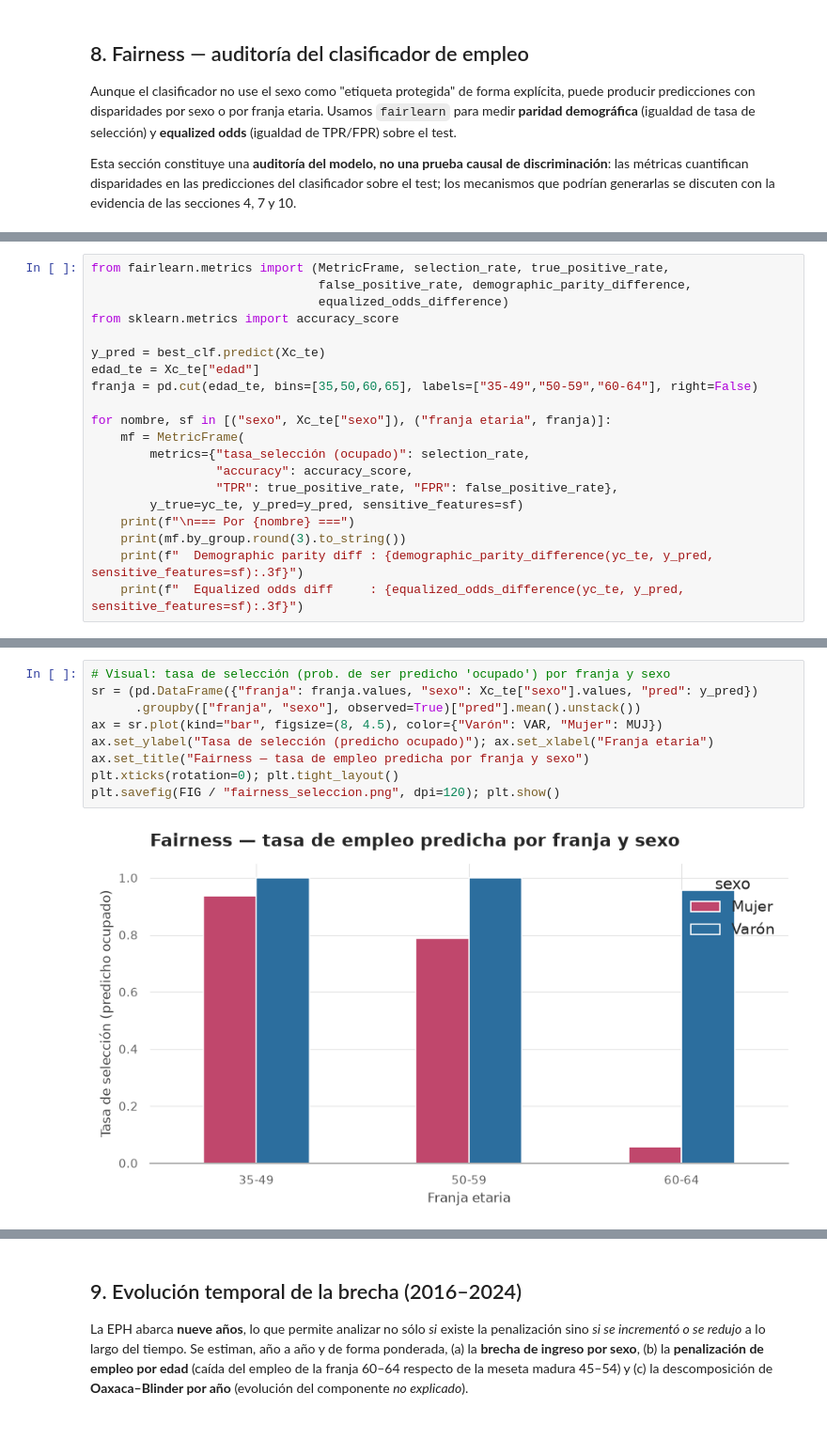
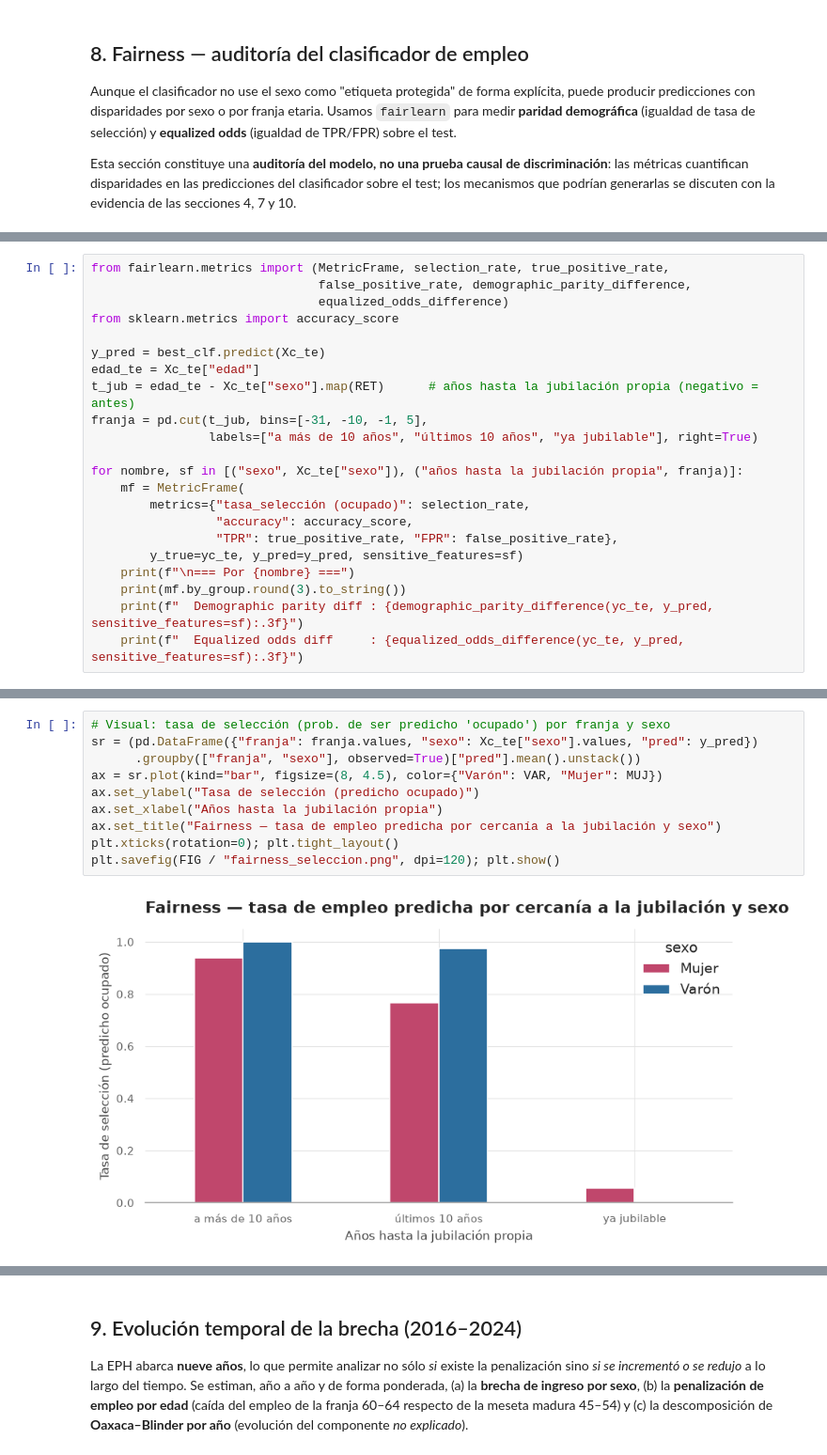
Before and after one commit to nmoguilner/ceia_add, a Jupyter notebook: ML FIUBA/notebooks/entrega.ipynb, the cells around one changed output, grey strips where cells are left out. Shown at 94% size. Cells and saved outputs as stored; diff of their text form; blank space fills up the shorter version.

```diff
--- a/ML FIUBA/notebooks/entrega.ipynb
+++ b/ML FIUBA/notebooks/entrega.ipynb
@@ -1628,9 +1584,11 @@ from sklearn.metrics import accuracy_score
 
 y_pred = best_clf.predict(Xc_te)
 edad_te = Xc_te["edad"]
-franja = pd.cut(edad_te, bins=[35,50,60,65], labels=["35-49","50-59","60-64"], right=False)
+t_jub = edad_te - Xc_te["sexo"].map(RET)      # años hasta la jubilación propia (negativo = antes)
+franja = pd.cut(t_jub, bins=[-31, -10, -1, 5],
+                labels=["a más de 10 años", "últimos 10 años", "ya jubilable"], right=True)
 
-for nombre, sf in [("sexo", Xc_te["sexo"]), ("franja etaria", franja)]:
+for nombre, sf in [("sexo", Xc_te["sexo"]), ("años hasta la jubilación propia", franja)]:
     mf = MetricFrame(
         metrics={"tasa_selección (ocupado)": selection_rate,
                  "accuracy": accuracy_score,
@@ -1660,13 +1618,14 @@ edad
 # %%
 # Visual: tasa de selección (prob. de ser predicho 'ocupado') por franja y sexo
 sr = (pd.DataFrame({"franja": franja.values, "sexo": Xc_te["sexo"].values, "pred": y_pred})
       .groupby(["franja", "sexo"], observed=True)["pred"].mean().unstack())
 ax = sr.plot(kind="bar", figsize=(8, 4.5), color={"Varón": VAR, "Mujer": MUJ})
-ax.set_ylabel("Tasa de selección (predicho ocupado)"); ax.set_xlabel("Franja etaria")
-ax.set_title("Fairness — tasa de empleo predicha por franja y sexo")
+ax.set_ylabel("Tasa de selección (predicho ocupado)")
+ax.set_xlabel("Años hasta la jubilación propia")
+ax.set_title("Fairness — tasa de empleo predicha por cercanía a la jubilación y sexo")
 plt.xticks(rotation=0); plt.tight_layout()
 plt.savefig(FIG / "fairness_seleccion.png", dpi=120); plt.show()
 # %% [output]
-[figure, old version]
+[figure, new version]
 # %% [markdown]
 **Lectura.** Las disparidades en la tasa de selección y en TPR/FPR por sexo y, en
```
Also changed, not shown: parts of 42 cells of this notebook, 9 other files.
